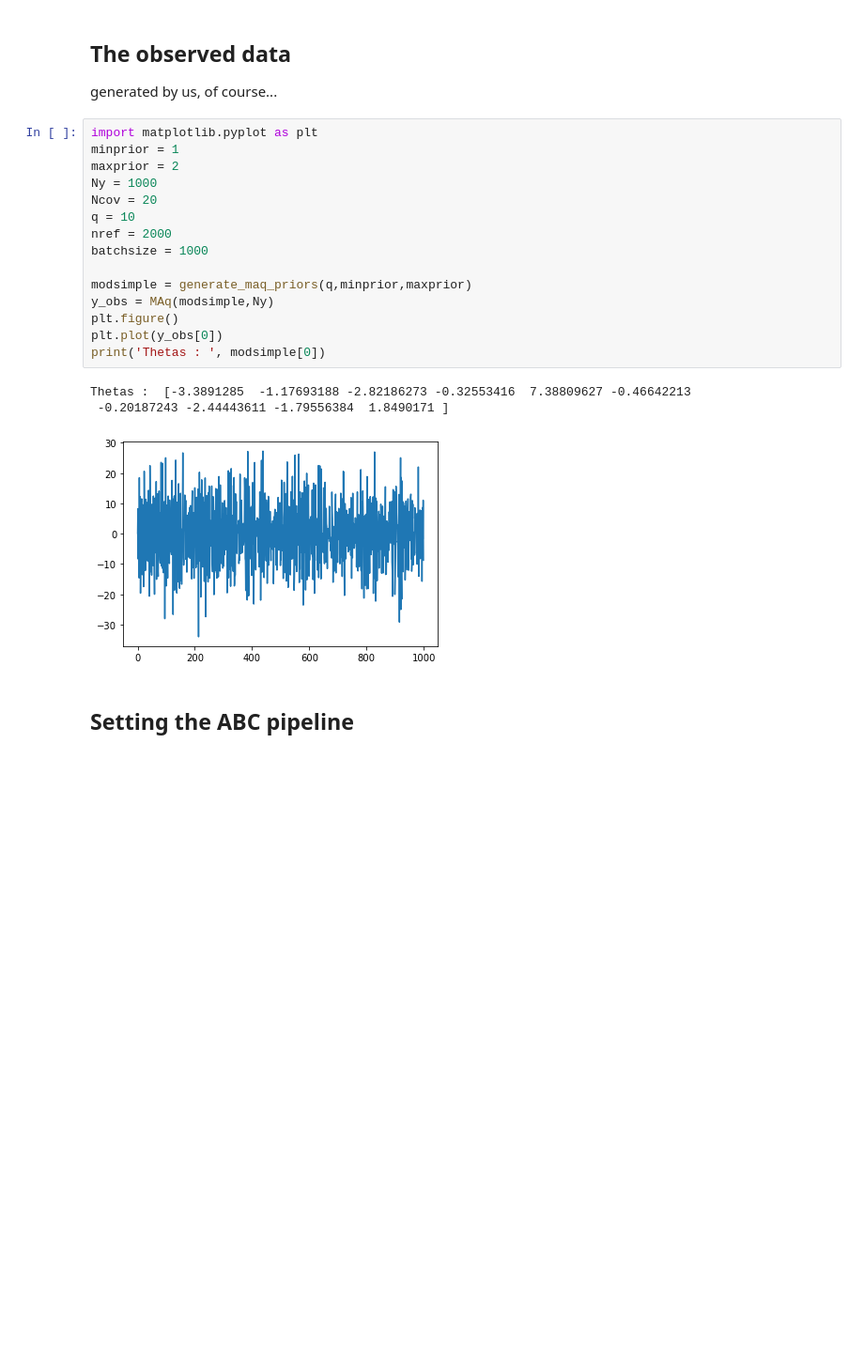
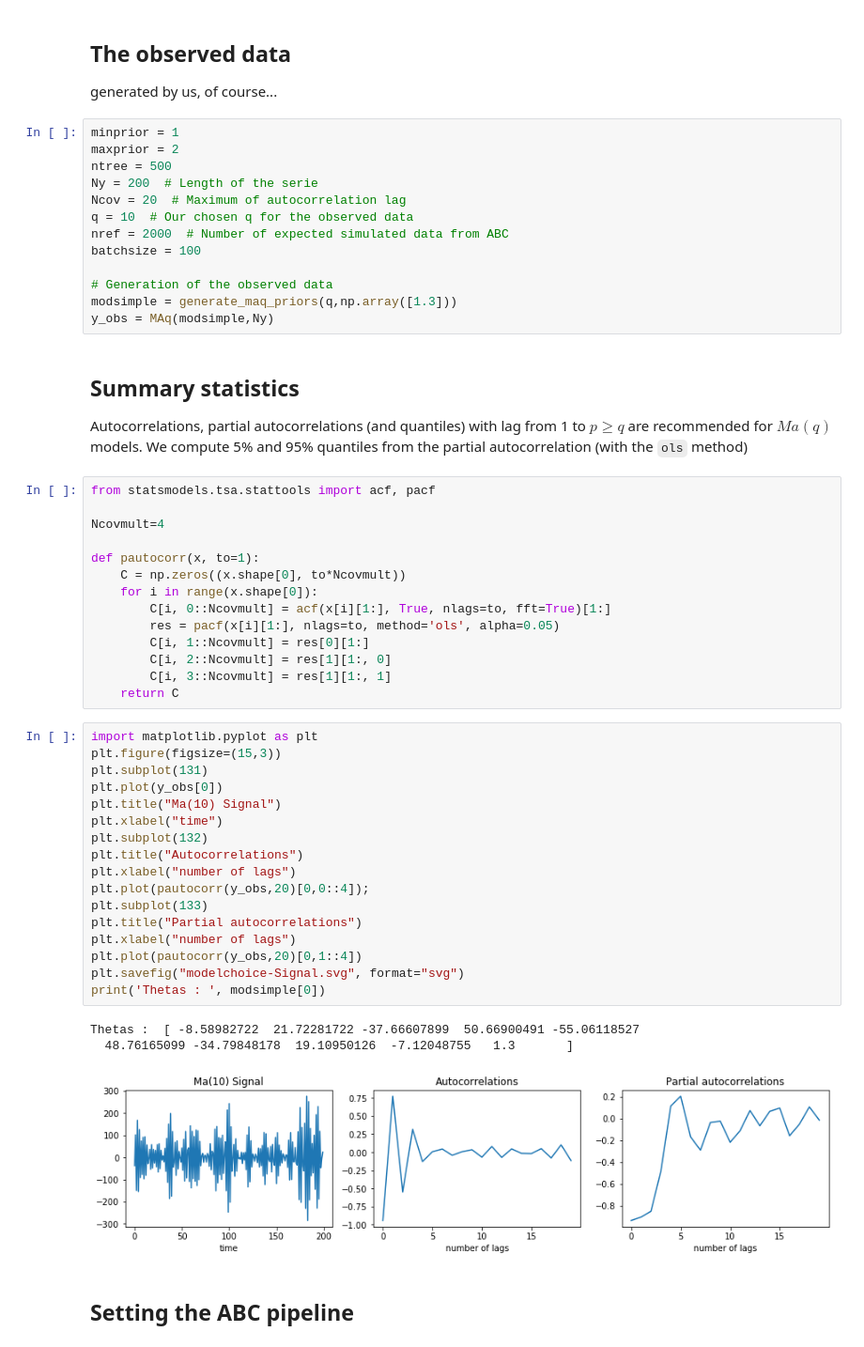
Before and after one commit to diyabc/abcranger, a Jupyter notebook: testpy/Parameter Estimation Demo.ipynb, the cells around one changed output. Shown at 94% size. Cells and saved outputs as stored; diff of their text form; blank space fills up the shorter version.

```diff
--- a/testpy/Parameter Estimation Demo.ipynb
+++ b/testpy/Parameter Estimation Demo.ipynb
@@ -70,25 +64,58 @@ def autocorr(x, to=1):
 # %% [markdown]
 ## The observed data
 generated by us, of course...
-# %%
-import matplotlib.pyplot as plt
-minprior = 1
-maxprior = 2
-Ny = 1000
-Ncov = 20
-q = 10
-nref = 2000
-batchsize = 1000
-
-modsimple = generate_maq_priors(q,minprior,maxprior)
-y_obs = MAq(modsimple,Ny)
-plt.figure()
-plt.plot(y_obs[0])
-print('Thetas : ', modsimple[0])
-# %% [output]
-Thetas :  [-3.3891285  -1.17693188 -2.82186273 -0.32553416  7.38809627 -0.46642213
- -0.20187243 -2.44443611 -1.79556384  1.8490171 ]
-[figure, removed]
+# %%
+minprior = 1
+maxprior = 2
+ntree = 500
+Ny = 200  # Length of the serie
+Ncov = 20  # Maximum of autocorrelation lag
+q = 10  # Our chosen q for the observed data
+nref = 2000  # Number of expected simulated data from ABC
+batchsize = 100
+
+# Generation of the observed data
+modsimple = generate_maq_priors(q,np.array([1.3]))
+y_obs = MAq(modsimple,Ny)
+# %% [markdown]
+## Summary statistics
+
+Autocorrelations, partial autocorrelations (and quantiles) with lag from 1 to $p \ge q$ are recommended for $Ma(q)$ models. We compute 5% and 95% quantiles from the partial autocorrelation (with the `ols` method)
+# %%
+from statsmodels.tsa.stattools import acf, pacf
+
+Ncovmult=4
+
+def pautocorr(x, to=1):
+    C = np.zeros((x.shape[0], to*Ncovmult))
+    for i in range(x.shape[0]):
+        C[i, 0::Ncovmult] = acf(x[i][1:], True, nlags=to, fft=True)[1:]
+        res = pacf(x[i][1:], nlags=to, method='ols', alpha=0.05)
+        C[i, 1::Ncovmult] = res[0][1:]
+        C[i, 2::Ncovmult] = res[1][1:, 0]
+        C[i, 3::Ncovmult] = res[1][1:, 1]
+    return C
+# %%
+import matplotlib.pyplot as plt
+plt.figure(figsize=(15,3))
+plt.subplot(131)
+plt.plot(y_obs[0])
+plt.title("Ma(10) Signal")
+plt.xlabel("time")
+plt.subplot(132)
+plt.title("Autocorrelations")
+plt.xlabel("number of lags")
+plt.plot(pautocorr(y_obs,20)[0,0::4]);
+plt.subplot(133)
+plt.title("Partial autocorrelations")
+plt.xlabel("number of lags")
+plt.plot(pautocorr(y_obs,20)[0,1::4])
+plt.savefig("modelchoice-Signal.svg", format="svg")
+print('Thetas : ', modsimple[0])
+# %% [output]
+Thetas :  [ -8.58982722  21.72281722 -37.66607899  50.66900491 -55.06118527
+  48.76165099 -34.79848178  19.10950126  -7.12048755   1.3       ]
+[figure, added]
 # %% [markdown]
 ## Setting the ABC pipeline
 # %%
```
Also changed, not shown: parts of 14 cells of this notebook, 20 other files.
